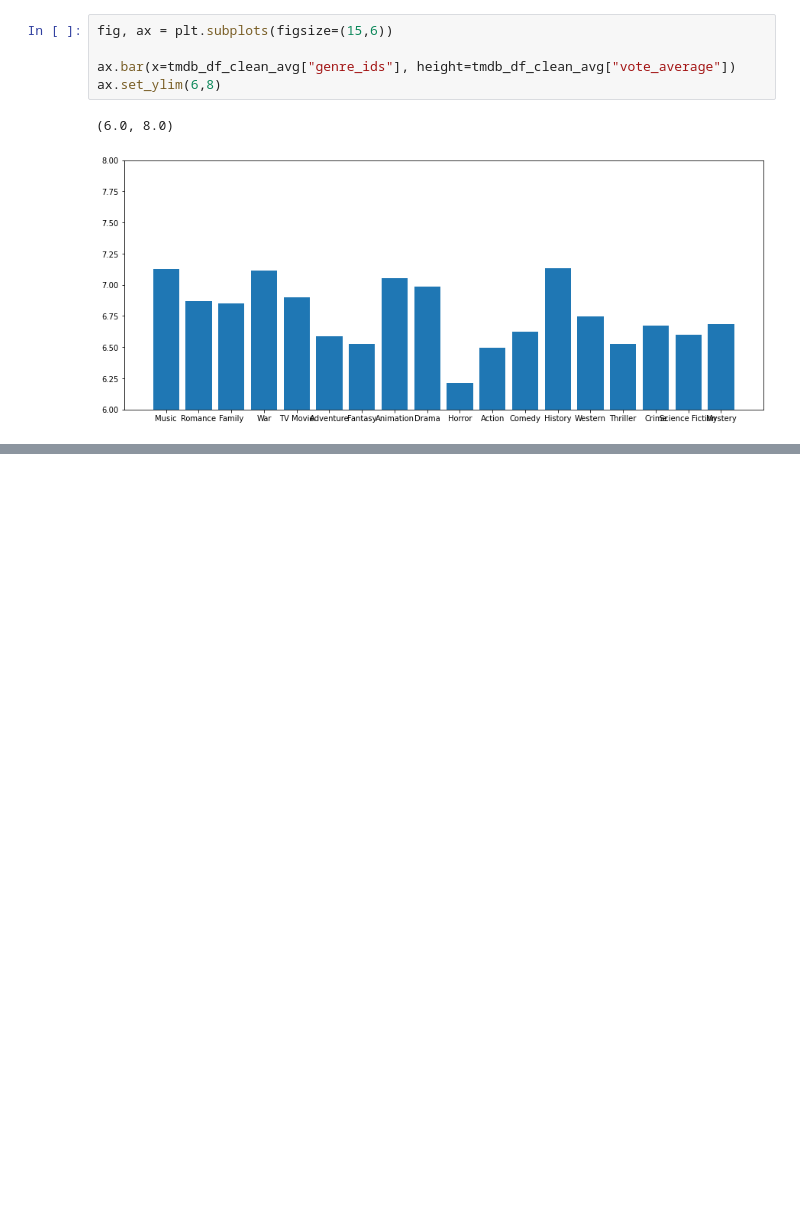
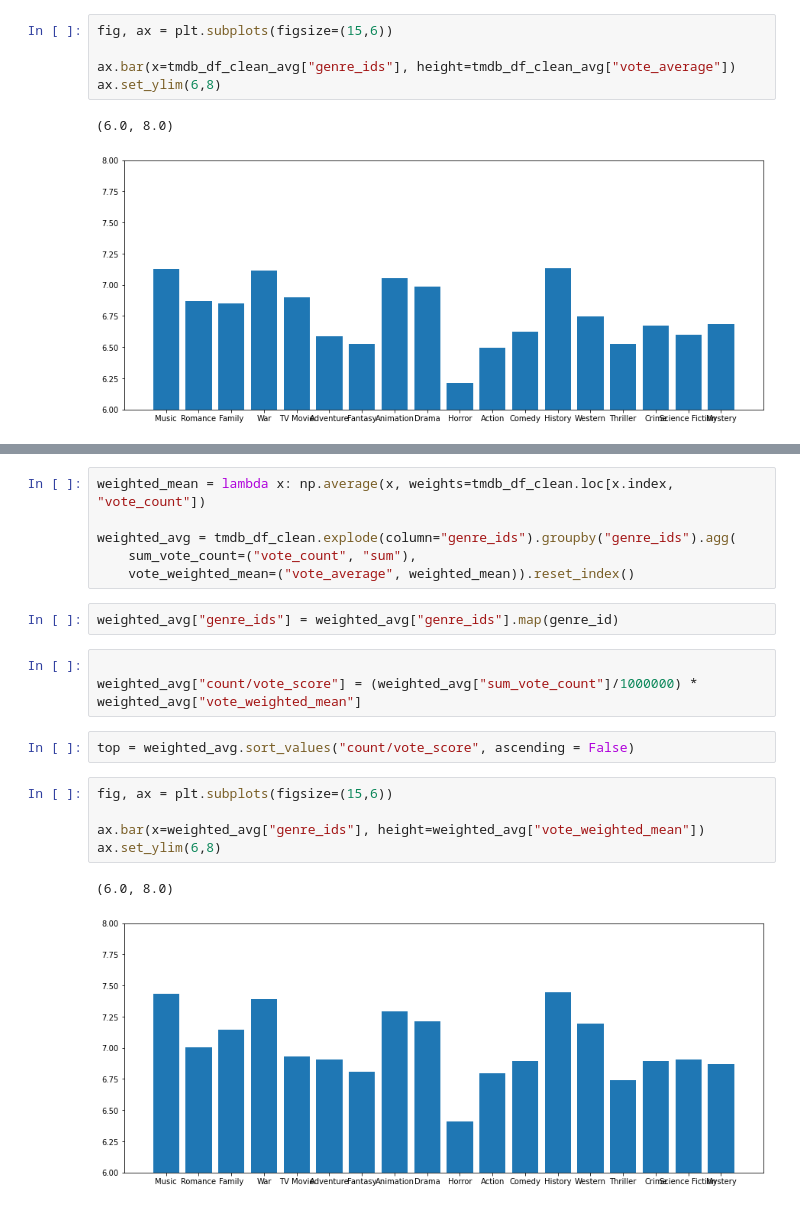
Before and after one commit to Co-nn/Movie-Analysis-Project, a Jupyter notebook: Connor/Untitled.ipynb, the cells around one changed output, grey strips where cells are left out. Cells and saved outputs as stored; diff of their text form; blank space fills up the shorter version.

Commit message:
Graphs on top pop

```diff
--- a/Connor/Untitled.ipynb
+++ b/Connor/Untitled.ipynb
@@ -201,0 +250,21 @@ ax.set_ylim(6,8)
+# %%
+weighted_mean = lambda x: np.average(x, weights=tmdb_df_clean.loc[x.index, "vote_count"])
+
+weighted_avg = tmdb_df_clean.explode(column="genre_ids").groupby("genre_ids").agg(
+    sum_vote_count=("vote_count", "sum"),
+    vote_weighted_mean=("vote_average", weighted_mean)).reset_index()
+# %%
+weighted_avg["genre_ids"] = weighted_avg["genre_ids"].map(genre_id)
+# %%
+
+weighted_avg["count/vote_score"] = (weighted_avg["sum_vote_count"]/1000000) * weighted_avg["vote_weighted_mean"]
+# %%
+top = weighted_avg.sort_values("count/vote_score", ascending = False)
+# %%
+fig, ax = plt.subplots(figsize=(15,6))
+
+ax.bar(x=weighted_avg["genre_ids"], height=weighted_avg["vote_weighted_mean"])
+ax.set_ylim(6,8)
+# %% [output]
+(6.0, 8.0)
+[figure, added]
```
Also changed, not shown: parts of 7 cells of this notebook.
